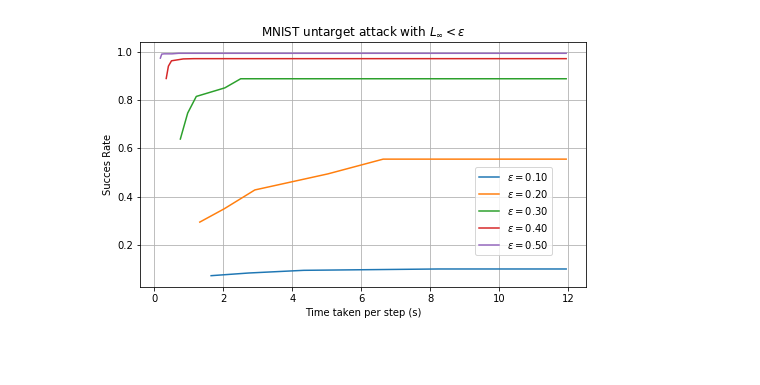
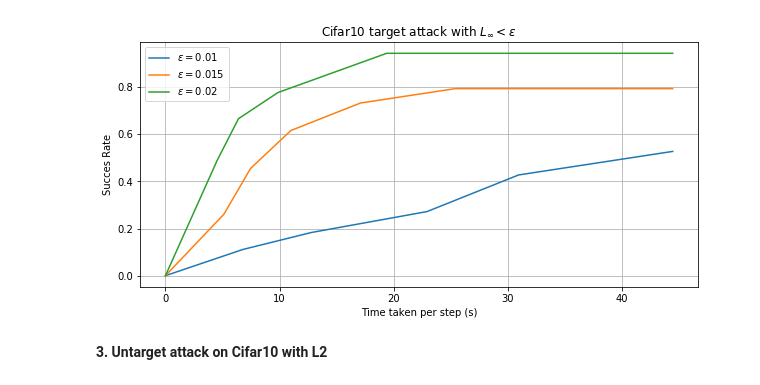
Before and after one commit to f-grimaldi/AdvAttack, a Jupyter notebook: results/ClassicZSCG/ZSCG_Cifar10_results_analysis.ipynb, the cells around one changed output. Cells and saved outputs as stored; diff of their text form; code cells hidden in the pictures; blank space fills up the shorter version.

```diff
--- a/results/ClassicZSCG/ZSCG_Cifar10_results_analysis.ipynb
+++ b/results/ClassicZSCG/ZSCG_Cifar10_results_analysis.ipynb
@@ -86,20 +113,21 @@ plt.show()
-# %%
-max_time = [dft10['Time per attack'].max()]
-def max_SR(df):
-    return df['Succes Rate'].tolist()  + [df['Succes Rate'].max()]
-
-
-fig = plt.figure(figsize=(8, 4.5))
-plt.title('MNIST untarget attack with $L_{\infty} < \epsilon$')
-plt.plot(dft10['Time per attack'], dft10['Succes Rate'], label=r'$\epsilon = 0.10$')
-plt.plot(dft20['Time per attack'].tolist() + max_time, max_SR(dft20), label=r'$\epsilon = 0.20$')
-plt.plot(dft30['Time per attack'].tolist() + max_time, max_SR(dft30), label=r'$\epsilon = 0.30$')
-plt.plot(dft40['Time per attack'].tolist() + max_time, max_SR(dft40), label=r'$\epsilon = 0.40$')
-plt.plot(dft50['Time per attack'].tolist() + max_time, max_SR(dft50), label=r'$\epsilon = 0.50$')
-plt.ylabel('Succes Rate')
-plt.xlabel('Time taken per step (s)')
-plt.legend(loc = [0.75, 0.13])
-plt.grid()
-plt.show()
-# %% [output]
-[figure, removed]
+# %%
+max_time = CTI.MeanTime.max()
+def SR(df):
+    return [0] + df.SuccesRate.tolist() + [df.SuccesRate.max()]
+def Time(df):
+    return [0] + df.MeanTime.tolist() + [max_time]
+
+fig = plt.figure(figsize=(10, 4.5))
+plt.title('Cifar10 target attack with $L_{\infty} < \epsilon$')
+for eps in epsilon_list:
+    c = CTI.Epsilon == eps
+    plt.plot(Time(CTI[c]), SR(CTI[c]), label = r'$\epsilon = {}$'.format(eps))
+plt.ylabel('Succes Rate')
+plt.xlabel('Time taken per step (s)')
+plt.legend()
+plt.grid()
+plt.show()
+# %% [output]
+[figure, added]
+# %% [markdown]
+**3. Untarget attack on Cifar10 with L2**
```
Also changed, not shown: parts of 16 cells of this notebook, 30 other files.
